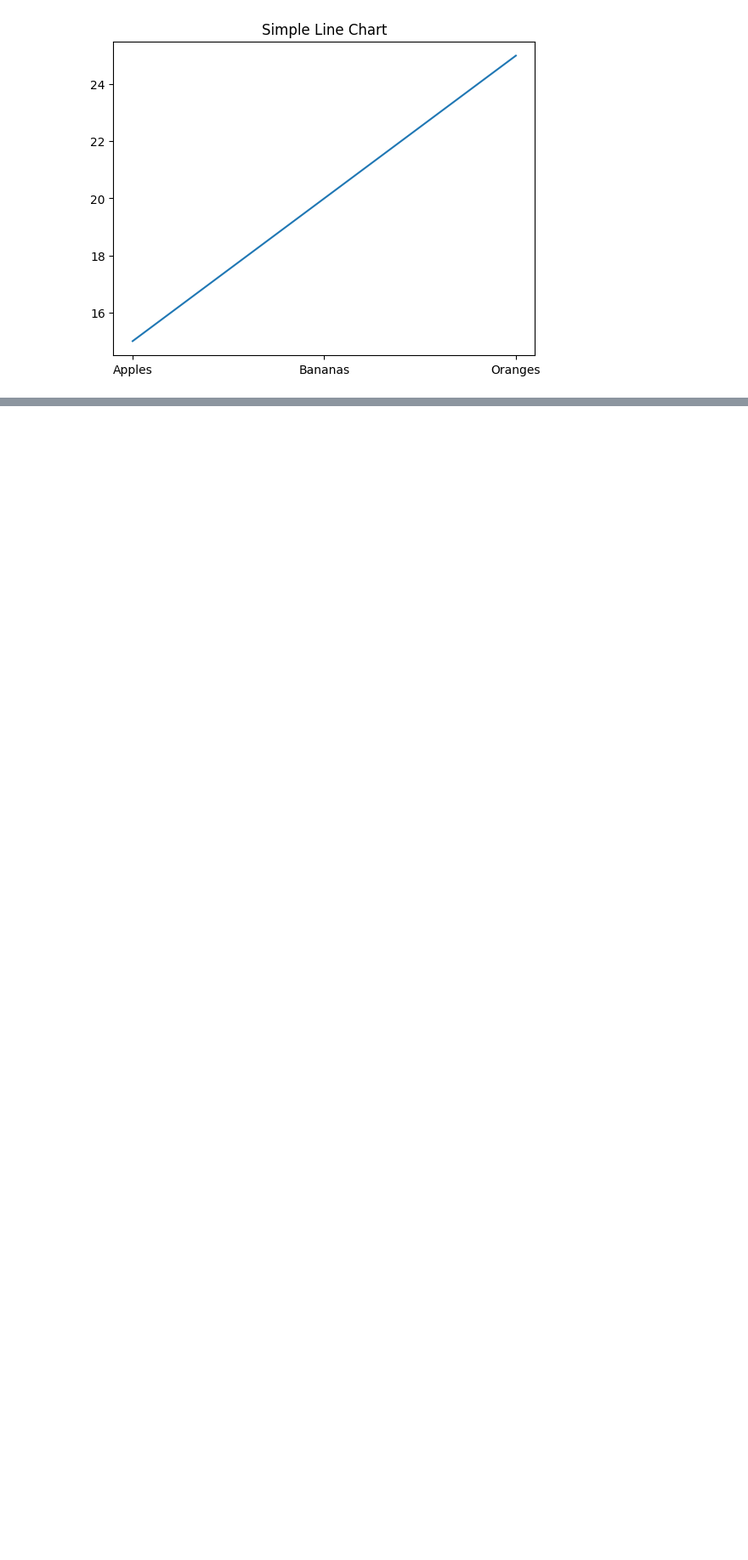
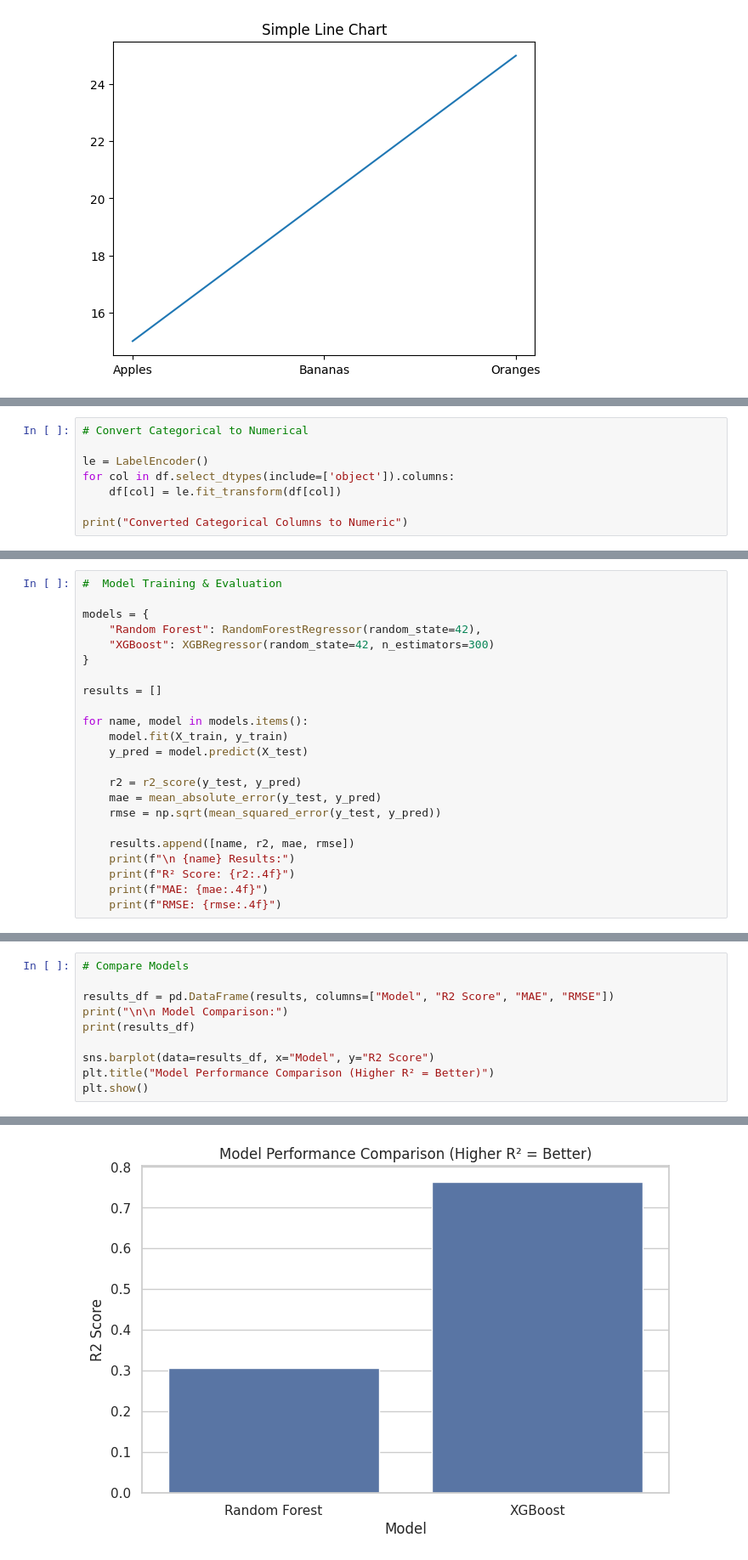
Before and after one commit to KondamPravalikaReddy/AirAware-Smart-Air-Quality-Prediction, a Jupyter notebook: DailyTask_Infosys_pynb.ipynb, the cells around one changed output, grey strips where cells are left out. Shown at 85% size. Drawn from its saved outputs; the diff is of its cells as text; blank space fills up the shorter version.

```diff
--- a/DailyTask_Infosys_pynb.ipynb
+++ b/DailyTask_Infosys_pynb.ipynb
@@ -687,0 +830,8 @@ Use: Web content classification, medical data analysis
+# %%
+# Convert Categorical to Numerical
+
+le = LabelEncoder()
+for col in df.select_dtypes(include=['object']).columns:
+    df[col] = le.fit_transform(df[col])
+
+print("Converted Categorical Columns to Numeric")
@@ -687,0 +886,23 @@ Use: Web content classification, medical data analysis
+# %%
+#  Model Training & Evaluation
+
+models = {
+    "Random Forest": RandomForestRegressor(random_state=42),
+    "XGBoost": XGBRegressor(random_state=42, n_estimators=300)
+}
+
+results = []
+
+for name, model in models.items():
+    model.fit(X_train, y_train)
+    y_pred = model.predict(X_test)
+
+    r2 = r2_score(y_test, y_pred)
+    mae = mean_absolute_error(y_test, y_pred)
+    rmse = np.sqrt(mean_squared_error(y_test, y_pred))
+
+    results.append([name, r2, mae, rmse])
+    print(f"\n {name} Results:")
+    print(f"R² Score: {r2:.4f}")
+    print(f"MAE: {mae:.4f}")
+    print(f"RMSE: {rmse:.4f}")
@@ -687,0 +919,11 @@ Use: Web content classification, medical data analysis
+# %%
+# Compare Models
+
+results_df = pd.DataFrame(results, columns=["Model", "R2 Score", "MAE", "RMSE"])
+print("\n\n Model Comparison:")
+print(results_df)
+
+sns.barplot(data=results_df, x="Model", y="R2 Score")
+plt.title("Model Performance Comparison (Higher R² = Better)")
+plt.show()
+# %% [output]
@@ -687,0 +934 @@ Use: Web content classification, medical data analysis
+[figure, added]
```
Also changed, not shown: parts of 18 cells of this notebook.
